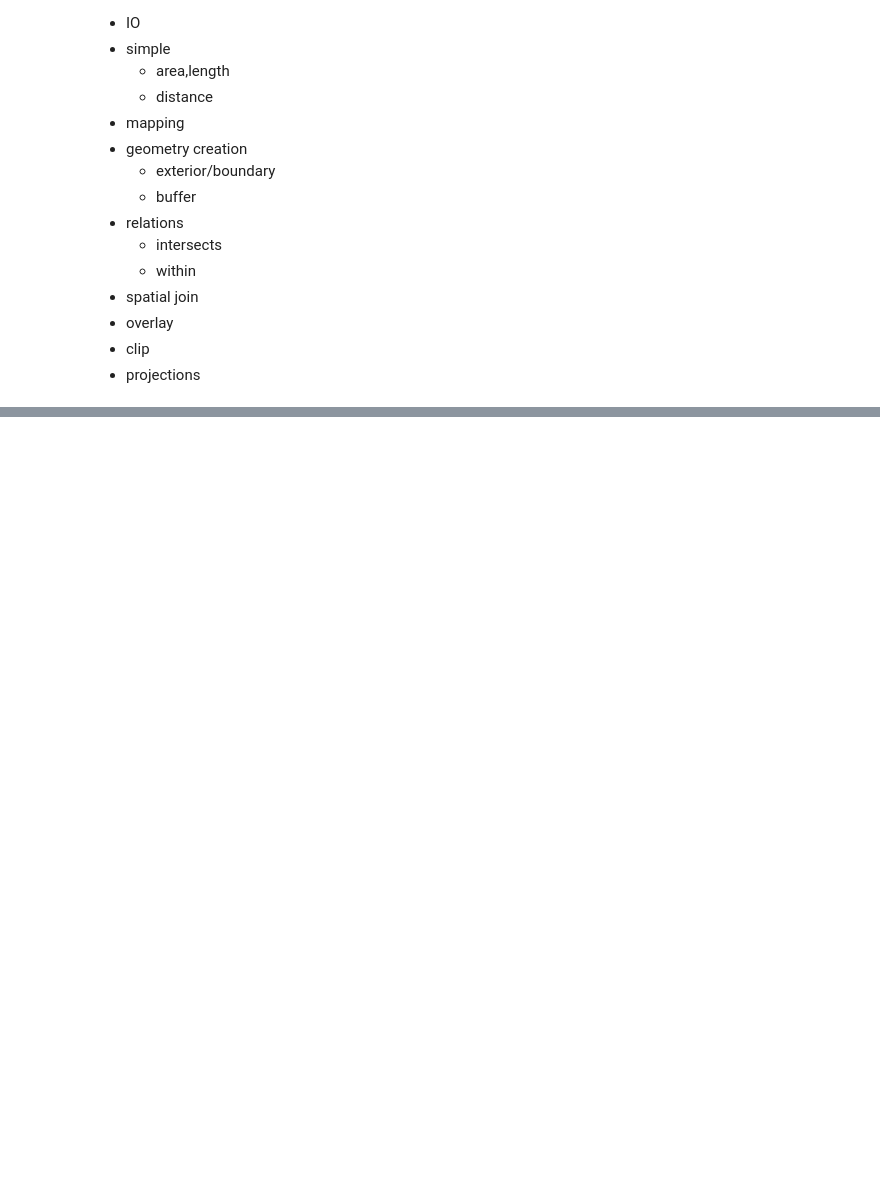
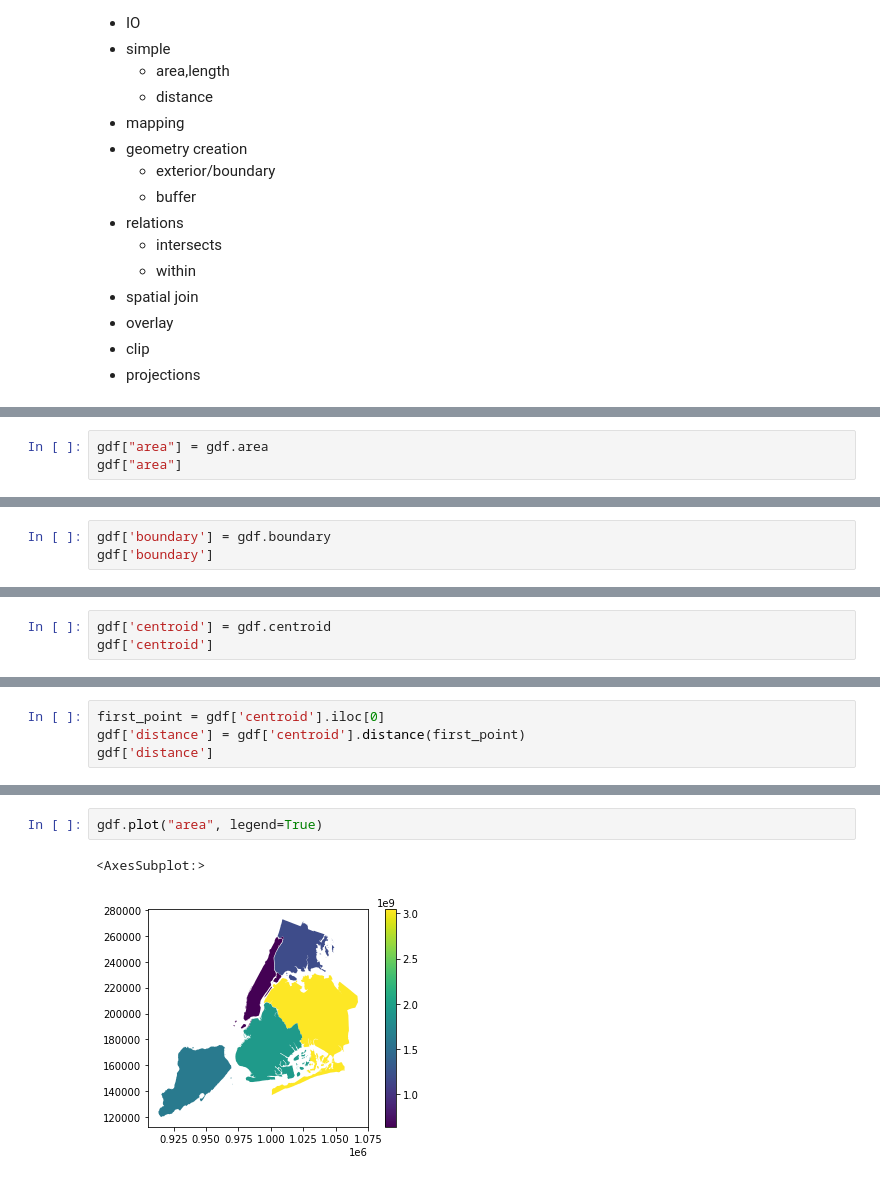
Before and after one commit to geopandas/geopandas, a Jupyter notebook: doc/source/getting_started/introduction.ipynb, the cells around one changed output, grey strips where cells are left out. Saved outputs shown, nothing was run; the diff lists cells and outputs as text; blank space fills up the shorter version.

```diff
--- a/doc/source/getting_started/introduction.ipynb
+++ b/doc/source/getting_started/introduction.ipynb
@@ -34,0 +77,3 @@ The core data structure in GeoPandas is `geopandas.GeoDataFrame`, which is a sub
+# %%
+gdf["area"] = gdf.area
+gdf["area"]
@@ -34,0 +89,3 @@ The core data structure in GeoPandas is `geopandas.GeoDataFrame`, which is a sub
+# %%
+gdf['boundary'] = gdf.boundary
+gdf['boundary']
@@ -34,0 +103,3 @@ The core data structure in GeoPandas is `geopandas.GeoDataFrame`, which is a sub
+# %%
+gdf['centroid'] = gdf.centroid
+gdf['centroid']
@@ -34,0 +115,4 @@ The core data structure in GeoPandas is `geopandas.GeoDataFrame`, which is a sub
+# %%
+first_point = gdf['centroid'].iloc[0]
+gdf['distance'] = gdf['centroid'].distance(first_point)
+gdf['distance']
@@ -34,0 +130,5 @@ The core data structure in GeoPandas is `geopandas.GeoDataFrame`, which is a sub
+# %%
+gdf.plot("area", legend=True)
+# %% [output]
+<AxesSubplot:>
+[figure, added]
```
Also changed, not shown: parts of 15 cells of this notebook, 3 other files.
